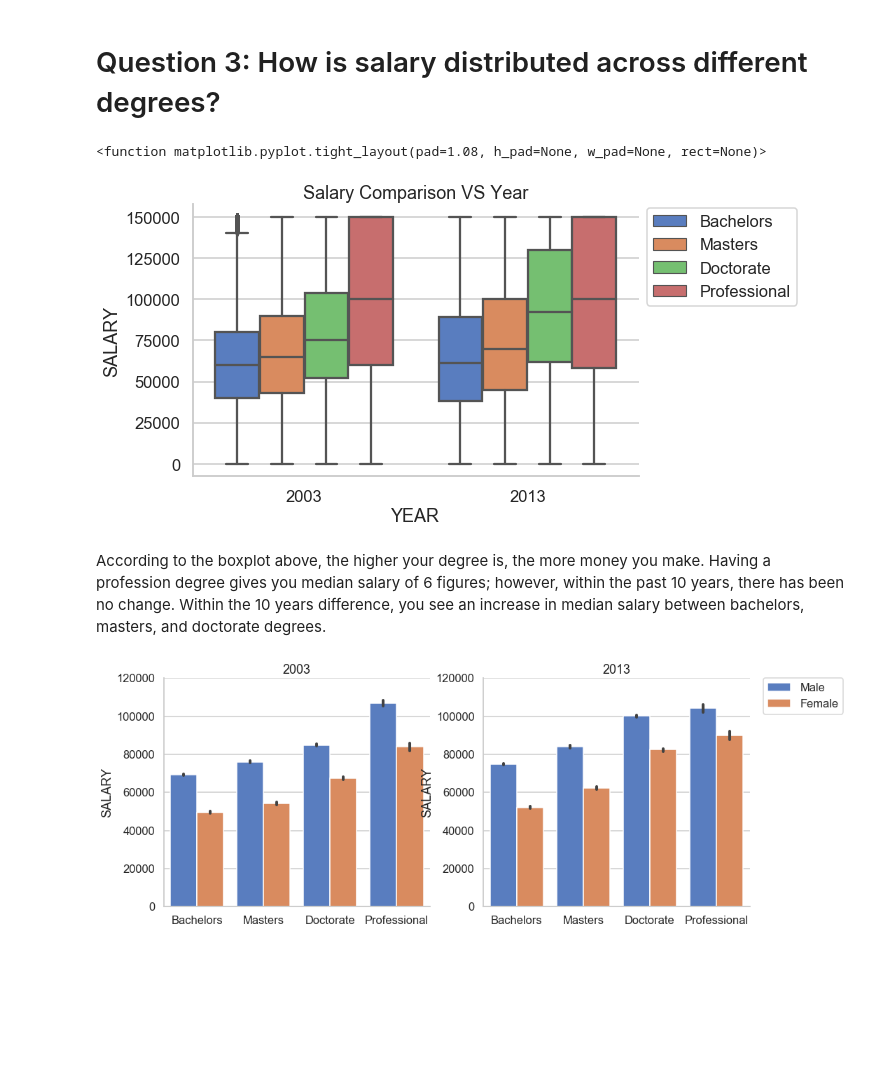
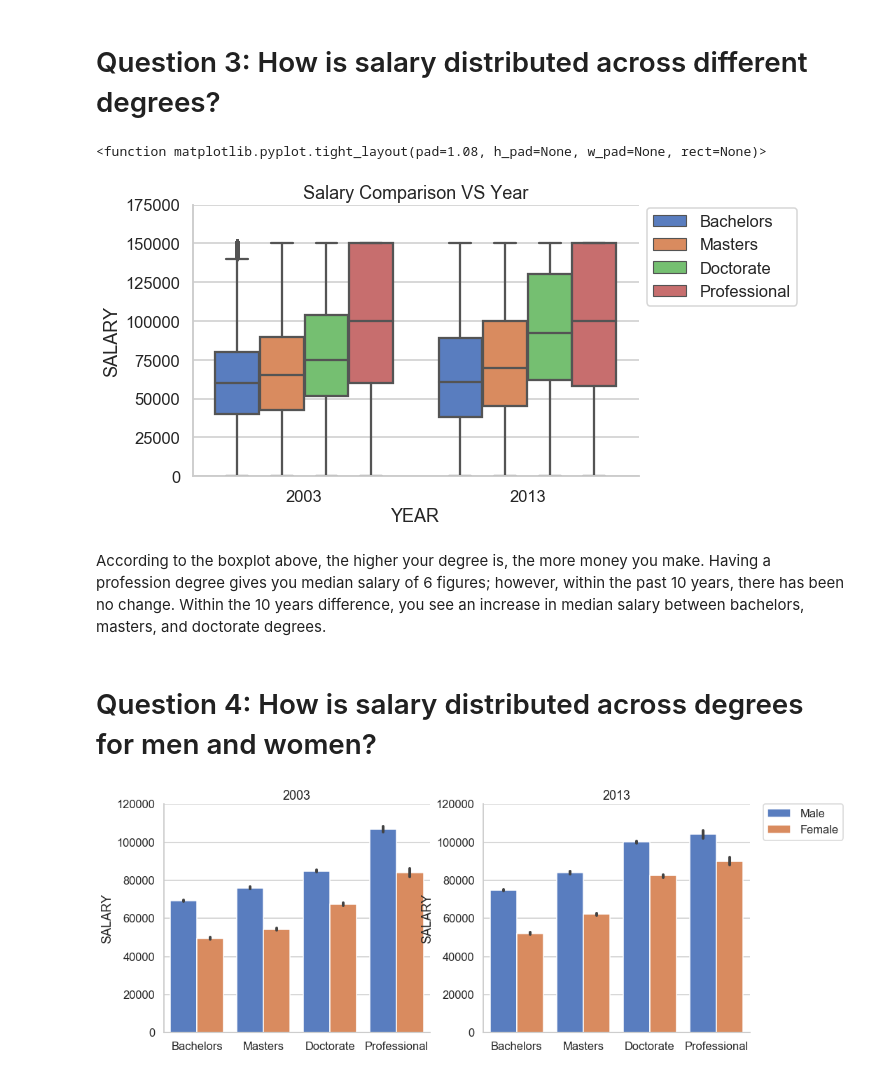
Before and after one commit to kuevho/Capstone-Project-1, a Jupyter notebook: Motherhood in the workforce_EDA.ipynb, the cells around one changed output. Saved outputs shown, nothing was run; the diff lists cells and outputs as text; code cells hidden in the pictures; blank space fills up the shorter version.

```diff
--- a/Motherhood in the workforce_EDA.ipynb
+++ b/Motherhood in the workforce_EDA.ipynb
@@ -25,9 +25,6 @@ df['GENDERS'] = df['GENDER'].map(gen_map)
 
 race_map = {1:'Asian', 2:'White', 3:'other minorities', 4:'Other'}
 df['RACE'] = df['RACETH'].map(race_map)
-
-chi_map = {0:'none', 1:'1', 2:'1-3', 3:'2 or more', 4:'more than 3'}
-df['CHILDREN'] = df['CHTOT'].map(chi_map)
 
 deg_map = {1:'Bachelors',2:'Masters', 3:'Doctorate', 4:'Professional'}
 df['DEGREE'] = df['DGRDG'].map(deg_map)
@@ -38,9 +35,6 @@ df['LFSTATS'] = df['LFSTATS'].replace(3,np.NaN)
 
 ES_map = {1:'2 yr college',2:'4 yr college',3:'Government',4:'Industry',5:'Non_US government'}
 df['EMSECS'] = df['EMSEC'].map(ES_map)
-
-esize_map = {1:'Less than 10',2:'11-24',3:'25-99', 4:'100-499', 5:'500-999',6:'1000-4999',7:'5000-24999',8:'more than 25000'}
-df['EMSIZES'] = df['EMSIZE'].map(esize_map)
 
 new_map = {0:'NO', 1:'YES'}
 df['NEWBUSS'] = df['NEWBUS'].map(new_map)
@@ -55,4 +49,4 @@ change_map = {0:'No',1:'Yes'}
 df['FAMILY'] = df['CHFAM'].map(change_map)
 # %%
 #drop irrelevant columns
-df = df.drop(['SURID','WEIGHT','SAMPLE', 'GENDER', 'RACETH', 'CHTOT', 'DGRDG', 'LFSTAT', 'EMSEC', 'EMSIZE', 'NEWBUS', 'WAPRSM', 'SUPWK', 'CHFAM'], axis=1)
+df = df.drop(['SURID', 'WEIGHT', 'SAMPLE', 'GENDER', 'RACETH', 'DGRDG', 'LFSTAT', 'EMSEC', 'NEWBUS', 'WAPRSM', 'SUPWK', 'CHFAM'], axis=1)
@@ -138,18 +141,25 @@ From the barplots, we see the disparity in salary between men and women within t
 # %% [markdown]
 # Question 3: How is salary distributed across different degrees?
 # %%
+#box plot of salary and degrees within 10 year gap
 fig=plt.figure(figsize=[8,5])
 ax = fig.add_subplot(111)
-sns.boxplot(data=df, y = 'SALARY', x = 'YEAR', hue = 'DEGREE',hue_order=['Bachelors','Masters', 'Doctorate', 'Professional'], palette="muted", ax=ax)
+sns.boxplot(data=df, y = 'SALARY', x = 'YEAR',
+            hue = 'DEGREE',
+            hue_order=['Bachelors','Masters', 'Doctorate', 'Professional'],
+            palette="muted", ax=ax)
 sns.despine()
 plt.title('Salary Comparison VS Year')
+plt.ylim(0,175000)
 lgd=ax.legend(bbox_to_anchor=(1.01, 1), loc=2, borderaxespad=0.2)
 plt.tight_layout
 # %% [output]
 <function matplotlib.pyplot.tight_layout(pad=1.08, h_pad=None, w_pad=None, rect=None)>
-[figure, old version]
+[figure, new version]
 # %% [markdown]
 According to the boxplot above, the higher your degree is, the more money you make. Having a profession degree gives you median salary of 6 figures; however, within the past 10 years, there has been no change. Within the 10 years difference, you see an increase in median salary between bachelors, masters, and doctorate degrees.
+# %% [markdown]
+# Question 4: How is salary distributed across degrees for men and women?
 # %%
 fig, axs = plt.subplots(ncols=2, figsize=(15,6))
 degree_order = ['Bachelors', 'Masters', 'Doctorate', 'Professional']
```
Also changed, not shown: parts of 34 cells of this notebook.
